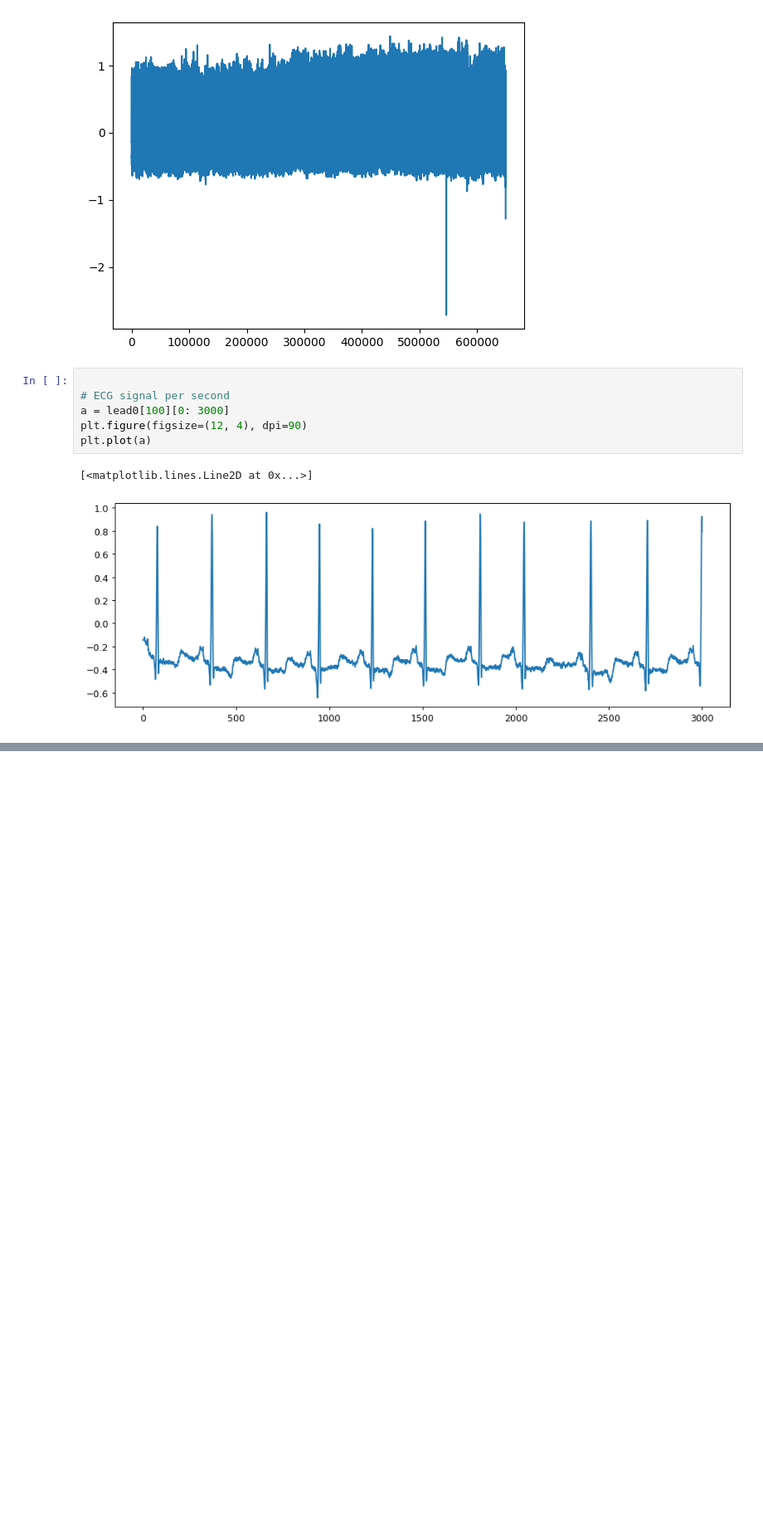
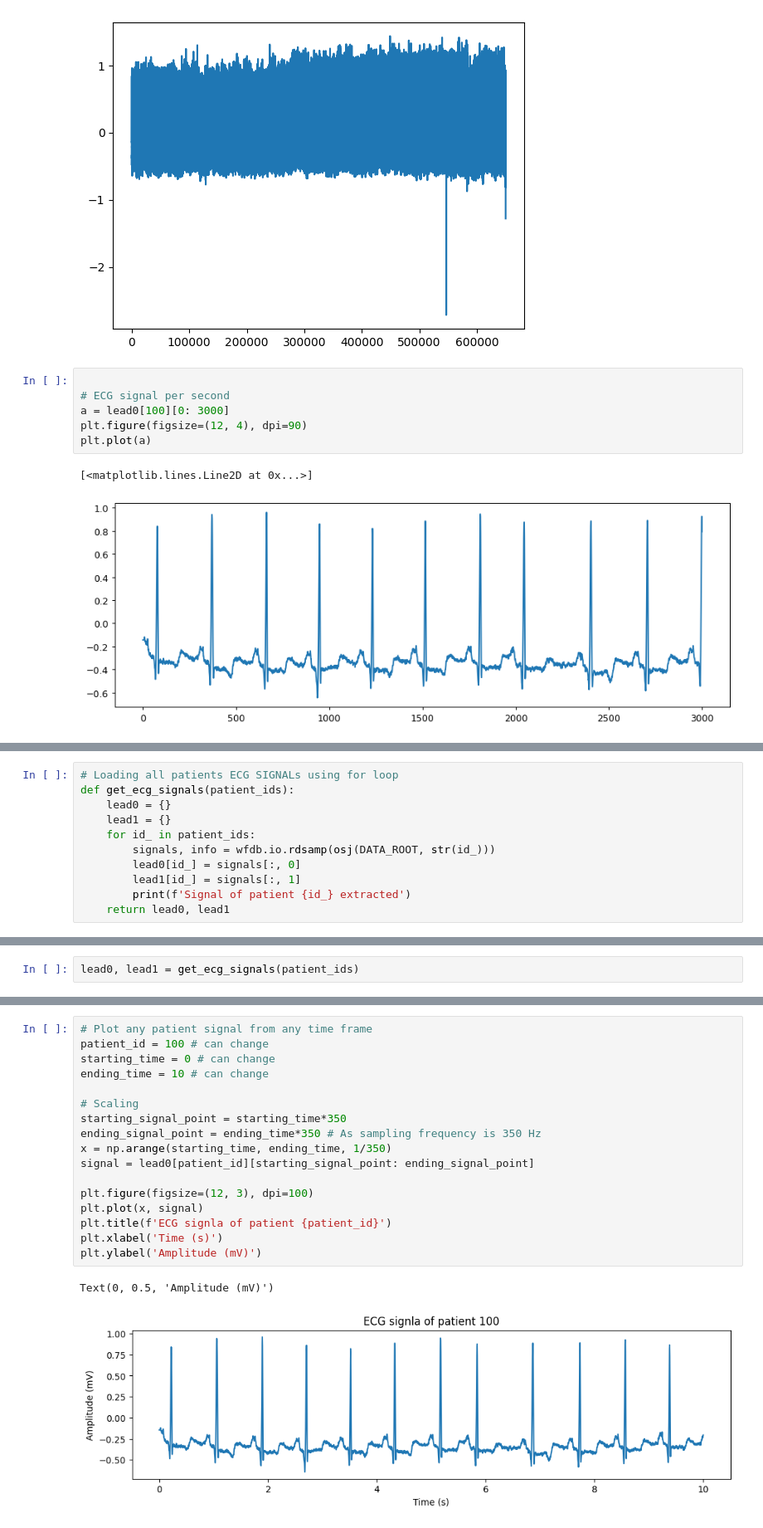
Before and after one commit to souptik4572/Sample_Arrhythmia_Classification, a Jupyter notebook: classification.ipynb, the cells around one changed output, grey strips where cells are left out. Shown at 83% size. Drawn from its saved outputs; the diff is of its cells as text; blank space fills up the shorter version.

```diff
--- a/classification.ipynb
+++ b/classification.ipynb
@@ -53,0 +56,11 @@ plt.plot(a)
+# %%
+# Loading all patients ECG SIGNALs using for loop
+def get_ecg_signals(patient_ids):
+    lead0 = {}
+    lead1 = {}
+    for id_ in patient_ids:
+        signals, info = wfdb.io.rdsamp(osj(DATA_ROOT, str(id_)))
+        lead0[id_] = signals[:, 0]
+        lead1[id_] = signals[:, 1]
+        print(f'Signal of patient {id_} extracted')
+    return lead0, lead1
@@ -53,0 +74,2 @@ plt.plot(a)
+# %%
+lead0, lead1 = get_ecg_signals(patient_ids)
@@ -53,0 +94,20 @@ plt.plot(a)
+# %%
+# Plot any patient signal from any time frame
+patient_id = 100 # can change
+starting_time = 0 # can change
+ending_time = 10 # can change
+
+# Scaling
+starting_signal_point = starting_time*350
+ending_signal_point = ending_time*350 # As sampling frequency is 350 Hz
+x = np.arange(starting_time, ending_time, 1/350)
+signal = lead0[patient_id][starting_signal_point: ending_signal_point]
+
+plt.figure(figsize=(12, 3), dpi=100)
+plt.plot(x, signal)
+plt.title(f'ECG signla of patient {patient_id}')
+plt.xlabel('Time (s)')
+plt.ylabel('Amplitude (mV)')
+# %% [output]
+Text(0, 0.5, 'Amplitude (mV)')
+[figure, added]
```
Also changed, not shown: parts of 14 cells of this notebook, 1 other file.
